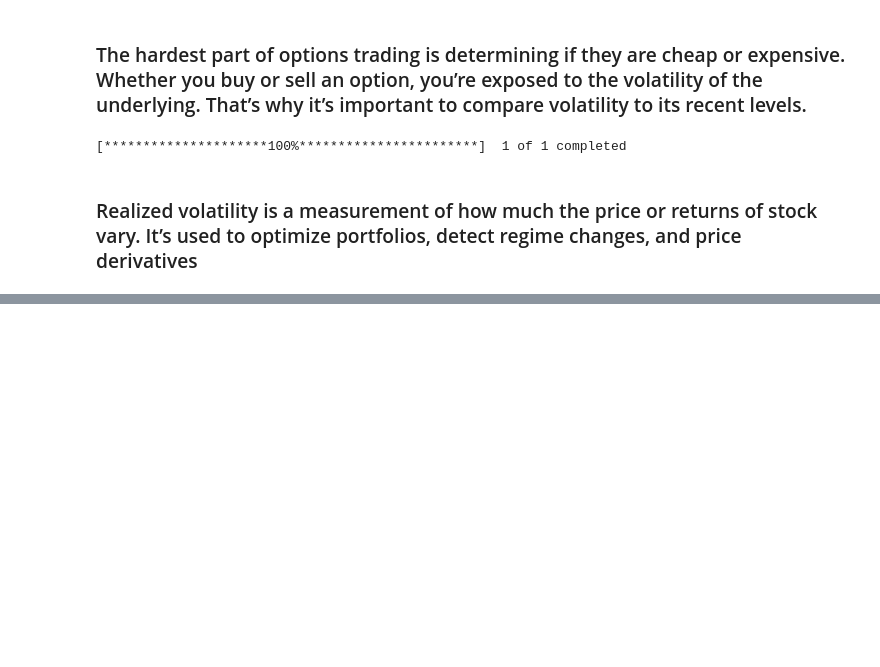
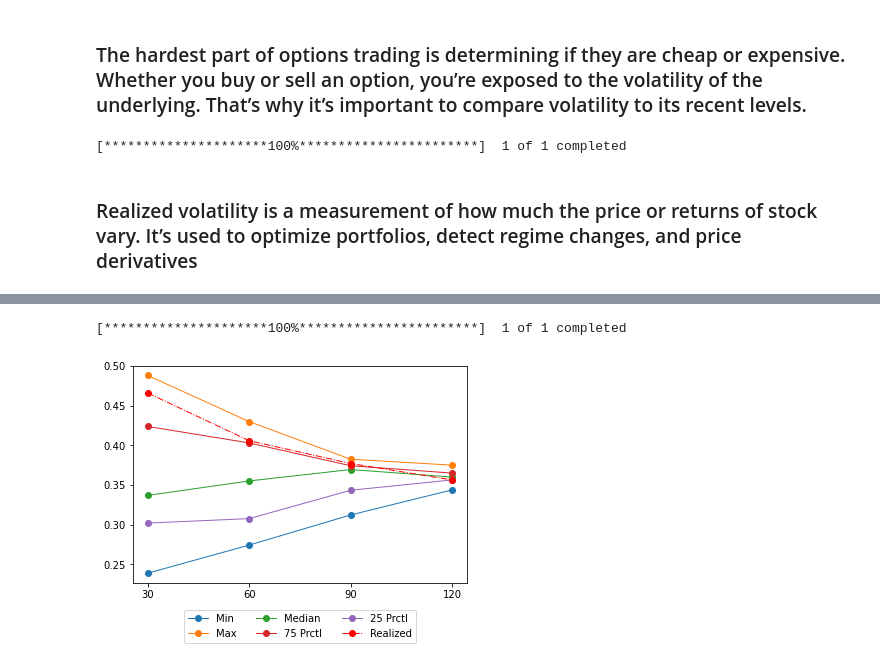
Before and after one commit to fadilparves/trading, a Jupyter notebook: options/Cheap_Options_Cone_Vol.ipynb, the cells around one changed output, grey strips where cells are left out. Cells and saved outputs as stored; diff of their text form; code cells hidden in the pictures; blank space fills up the shorter version.

Commit message:
done with volatility study for option pricing

```diff
--- a/options/Cheap_Options_Cone_Vol.ipynb
+++ b/options/Cheap_Options_Cone_Vol.ipynb
@@ -45,0 +66,45 @@ for window in windows:
+# %%
+def realized_vol(price_data, window=30):
+    log_return = (price_data['Close'] / price_data['Close'].shift(1)).apply(np.log)
+
+    return log_return.rolling(window=window, center=False).std() * math.sqrt(252)
+
+def options_cone_volatility(symbol, start, end):
+    windows = [30, 60, 90, 120]
+    quantiles = [.25, .75]
+
+    min_ = []
+    max_ = []
+    median = []
+    top_q = []
+    bottom_q = []
+    realized = []
+
+    data = yf.download(symbol, start=start, end=end)
+
+    for window in windows:
+
+        estimator = realized_vol(window=window, price_data=data)
+
+        min_.append(estimator.min())
+        max_.append(estimator.max())
+        median.append(estimator.median())
+        top_q.append(estimator.quantile(quantiles[1]))
+        bottom_q.append(estimator.quantile(quantiles[0]))
+        realized.append(estimator[-1])
+
+    plt.plot(windows, min_, "-o", linewidth=1, label="Min")
+    plt.plot(windows, max_, "-o", linewidth=1, label="Max")
+    plt.plot(windows, median, "-o", linewidth=1, label="Median")
+    plt.plot(windows, top_q, "-o", linewidth=1, label=f"{quantiles[1] * 100:.0f} Prctl")
+    plt.plot(windows, bottom_q, "-o", linewidth=1, label=f"{quantiles[0] * 100:.0f} Prctl")
+    plt.plot(windows, realized, "ro-.", linewidth=1, label="Realized")
+
+    plt.xticks(windows)
+
+    plt.legend(loc="upper center", bbox_to_anchor=(.5, -.1), ncol=3)
+# %%
+options_cone_volatility("AAPL", '2022-01-01', '2022-12-09') # Apple
+# %% [output]
+[*********************100%***********************]  1 of 1 completed
+[figure, added]
```
Also changed, not shown: parts of 7 cells of this notebook.
